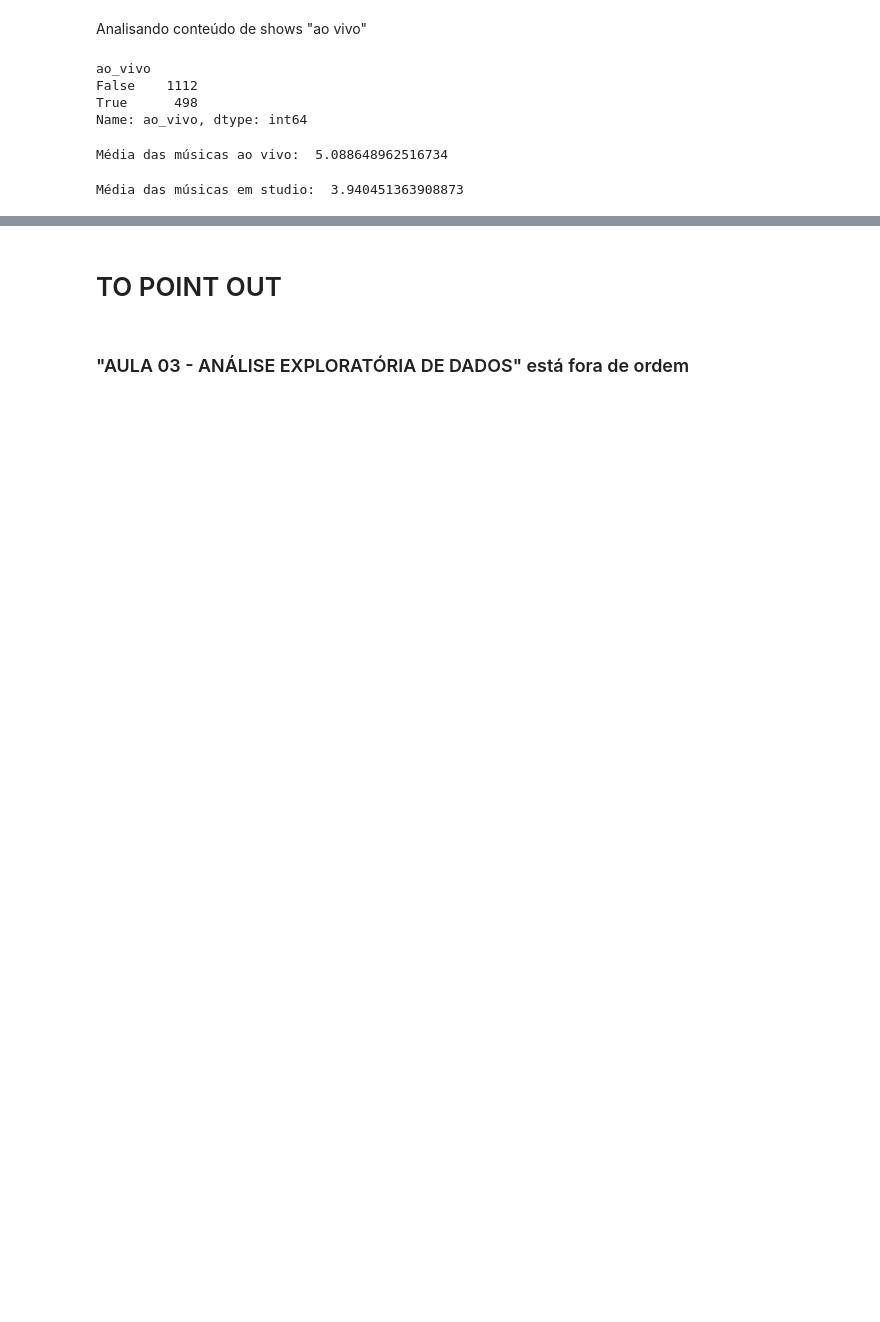
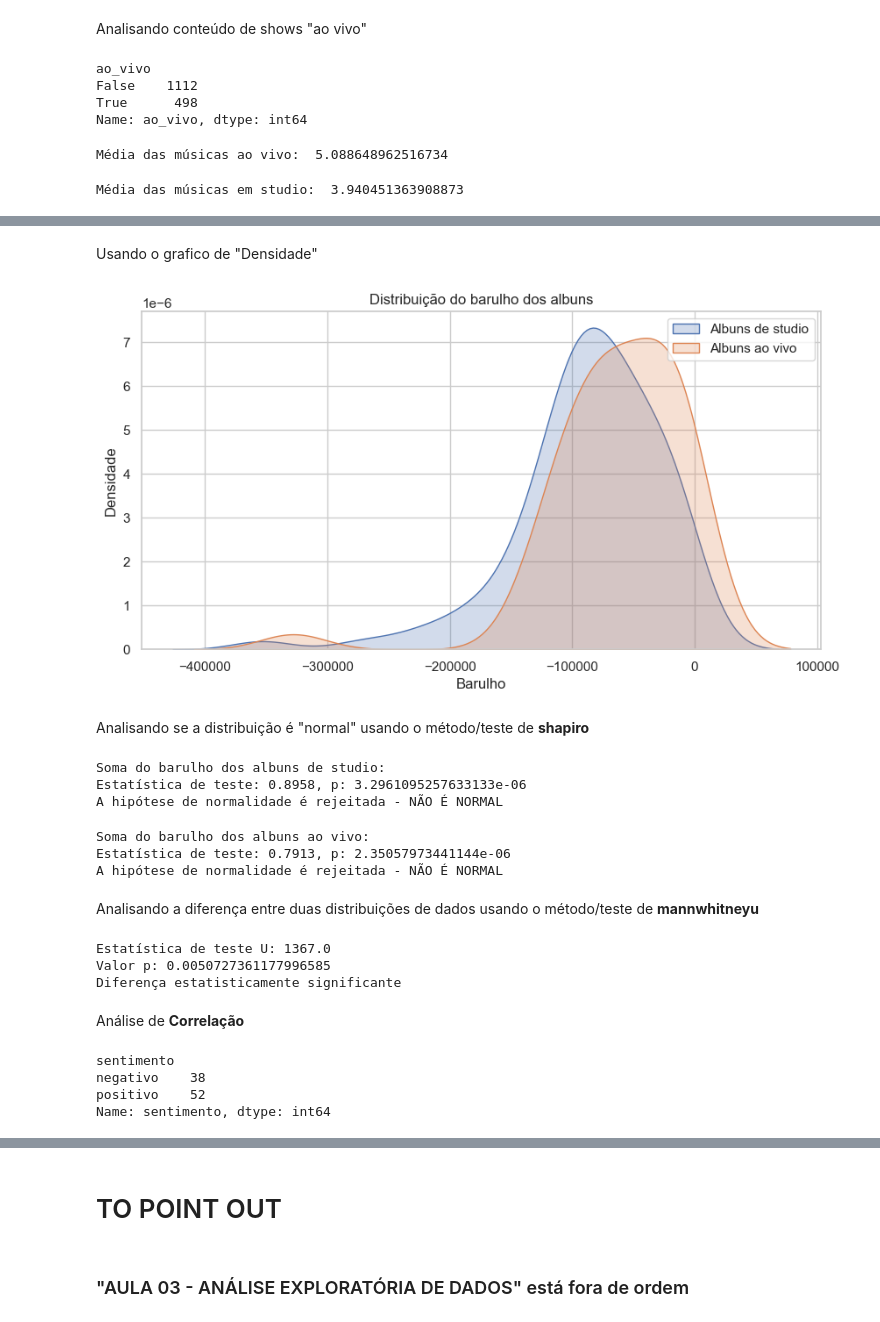
Before and after one commit to rfelipesilva/pos-tech-data-analytics, a Jupyter notebook: fase_02_machine_learning_and_time_series/jupyter/01-machine learning com python.ipynb, the cells around one changed output, grey strips where cells are left out. Cells and saved outputs as stored; diff of their text form; code cells hidden in the pictures; blank space fills up the shorter version.

Commit message:
updating with class content, correlação e etc

```diff
--- a/fase_02_machine_learning_and_time_series/jupyter/01-machine learning com python.ipynb
+++ b/fase_02_machine_learning_and_time_series/jupyter/01-machine learning com python.ipynb
@@ -866,0 +889,74 @@ Média das músicas em studio:  3.940451363908873
+# %% [markdown]
+Usando o grafico de "Densidade"
+# %%
+plt.figure(figsize=(10,5))
+sns.kdeplot(data=df_studio, label='Albuns de studio', fill=True)
+sns.kdeplot(data=df_ao_vivo, label='Albuns ao vivo', fill=True)
+
+plt.title('Distribuição do barulho dos albuns')
+plt.xlabel('Barulho')
+plt.ylabel('Densidade')
+plt.legend()
+plt.show()
+# %% [output]
+[figure, added]
+# %% [markdown]
+Analisando se a distribuição é "normal" usando o método/teste de **shapiro**
+# %%
+stat, p = shapiro(df_studio)
+print(f'Soma do barulho dos albuns de studio:')
+print('Estatística de teste: {:.4f}, p: {}'.format(stat, p))
+
+if p > 0.05:
+    print(f'Não há evidência suficiente para rejeitar a hipótese de normalidade - É NORMAL')
+else:
+    print('A hipótese de normalidade é rejeitada - NÃO É NORMAL')
+# %% [output]
+Soma do barulho dos albuns de studio:
+Estatística de teste: 0.8958, p: 3.2961095257633133e-06
+A hipótese de normalidade é rejeitada - NÃO É NORMAL
+# %%
+stat, p = shapiro(df_ao_vivo)
+print(f'Soma do barulho dos albuns ao vivo:')
+print('Estatística de teste: {:.4f}, p: {}'.format(stat, p))
+
+if p > 0.05:
+    print(f'Não há evidência suficiente para rejeitar a hipótese de normalidade - É NORMAL')
+else:
+    print('A hipótese de normalidade é rejeitada - NÃO É NORMAL')
+# %% [output]
+Soma do barulho dos albuns ao vivo:
+Estatística de teste: 0.7913, p: 2.35057973441144e-06
+A hipótese de normalidade é rejeitada - NÃO É NORMAL
+# %% [markdown]
+Analisando a diferença entre duas distribuições de dados usando o método/teste de **mannwhitneyu**
+# %%
+stat, p = mannwhitneyu(df_studio.sample(len(df_studio)),
+                       df_ao_vivo.sample(len(df_ao_vivo)),
+                       alternative='less')
+
+print(f'Estatística de teste U: {stat}')
+print(f'Valor p: {p}')
+
+alpha = 0.05
+
+if p < alpha:
+    print('Diferença estatisticamente significante')
+else:
+    print('Não há diferença estatísticamente significante')
+# %% [output]
+Estatística de teste U: 1367.0
+Valor p: 0.0050727361177996585
+Diferença estatisticamente significante
+# %% [markdown]
+Análise de **Correlação**
+# %%
+media_por_album = df.groupby('album')['valence'].mean().reset_index()
+media_por_album = media_por_album.rename(columns={'valence': 'media_valence'})
+media_por_album['sentimento'] = ['positivo' if v > 0.6 else 'negativo' for v in media_por_album['media_valence']]
+media_por_album.groupby('sentimento')['sentimento'].count()
+# %% [output]
+sentimento
+negativo    38
+positivo    52
+Name: sentimento, dtype: int64
```
Also changed, not shown: parts of 18 cells of this notebook.
